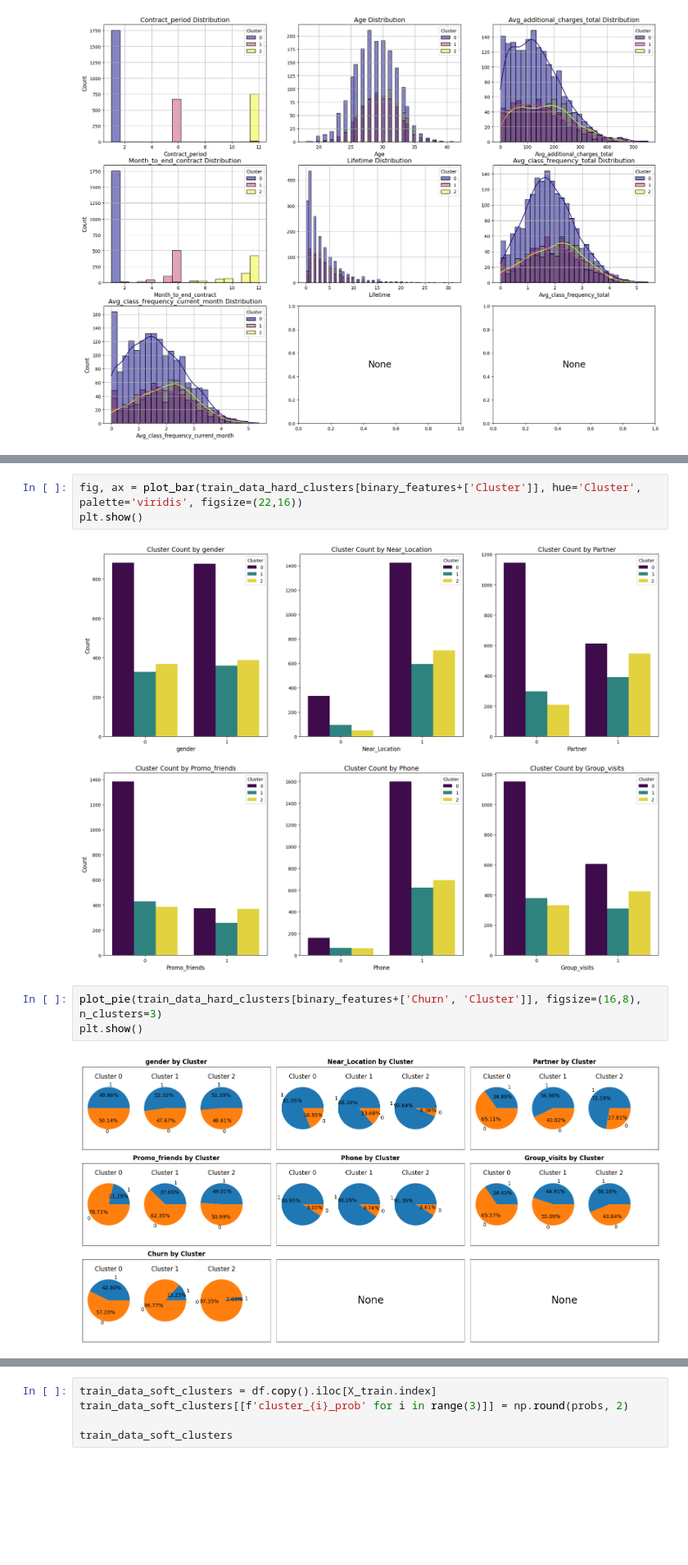
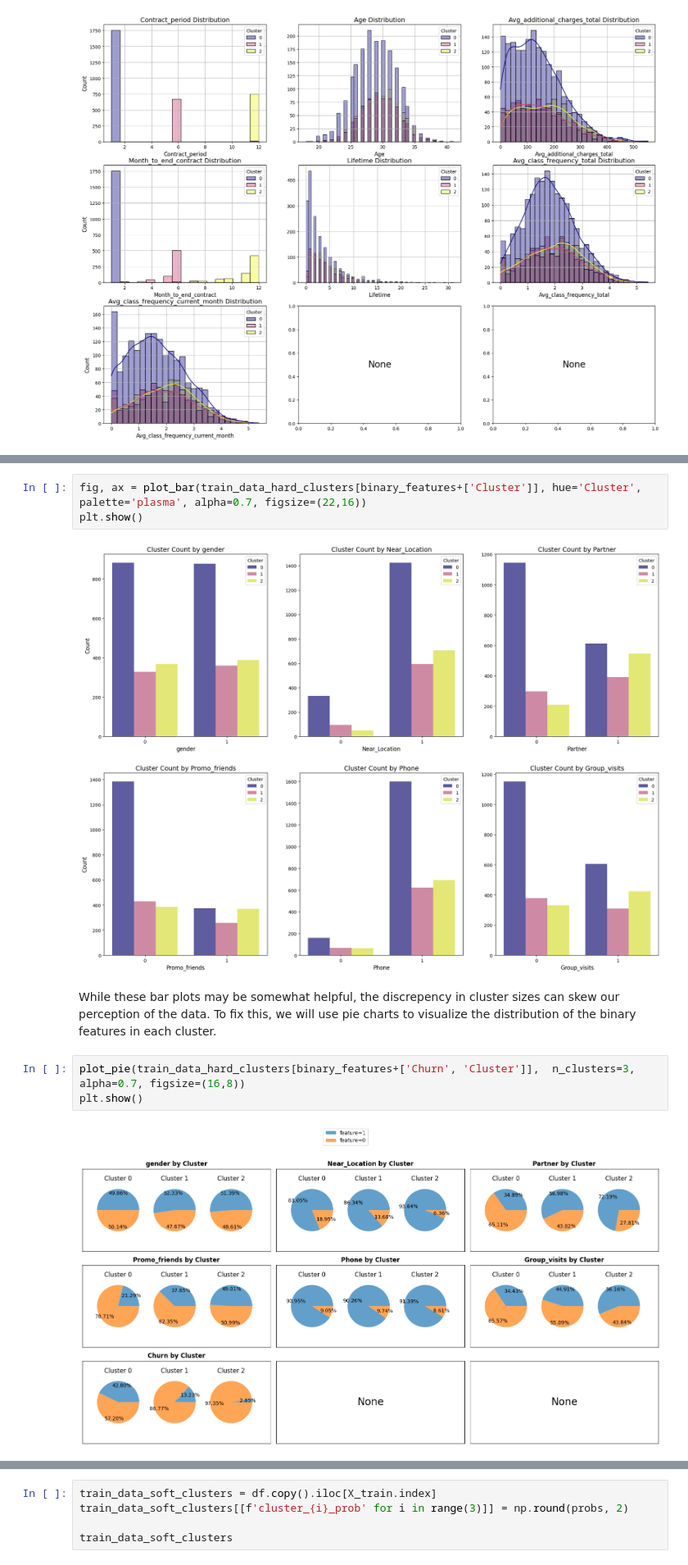
Before and after one commit to kennethwirjadisastra/customer_churn, a Jupyter notebook: gym_churn_clustering.ipynb, the cells around one changed output, grey strips where cells are left out. Shown at 82% size. Saved outputs shown, nothing was run; the diff lists cells and outputs as text; blank space fills up the shorter version.

Commit message:
clusters and plots

```diff
--- a/gym_churn_clustering.ipynb
+++ b/gym_churn_clustering.ipynb
@@ -175,10 +189,12 @@ plt.show()
 # %%
-fig, ax = plot_bar(train_data_hard_clusters[binary_features+['Cluster']], hue='Cluster', palette='viridis', figsize=(22,16))
+fig, ax = plot_bar(train_data_hard_clusters[binary_features+['Cluster']], hue='Cluster', palette='plasma', alpha=0.7, figsize=(22,16))
 plt.show()
 # %% [output]
-[figure, old version]
+[figure, new version]
+# %% [markdown]
+While these bar plots may be somewhat helpful, the discrepency in cluster sizes can skew our perception of the data. To fix this, we will use pie charts to visualize the distribution of the binary features in each cluster.
 # %%
-plot_pie(train_data_hard_clusters[binary_features+['Churn', 'Cluster']], figsize=(16,8), n_clusters=3)
+plot_pie(train_data_hard_clusters[binary_features+['Churn', 'Cluster']],  n_clusters=3, alpha=0.7, figsize=(16,8))
 plt.show()
 # %% [output]
-[figure, old version]
+[figure, new version]
```
Also changed, not shown: parts of 19 cells of this notebook.
